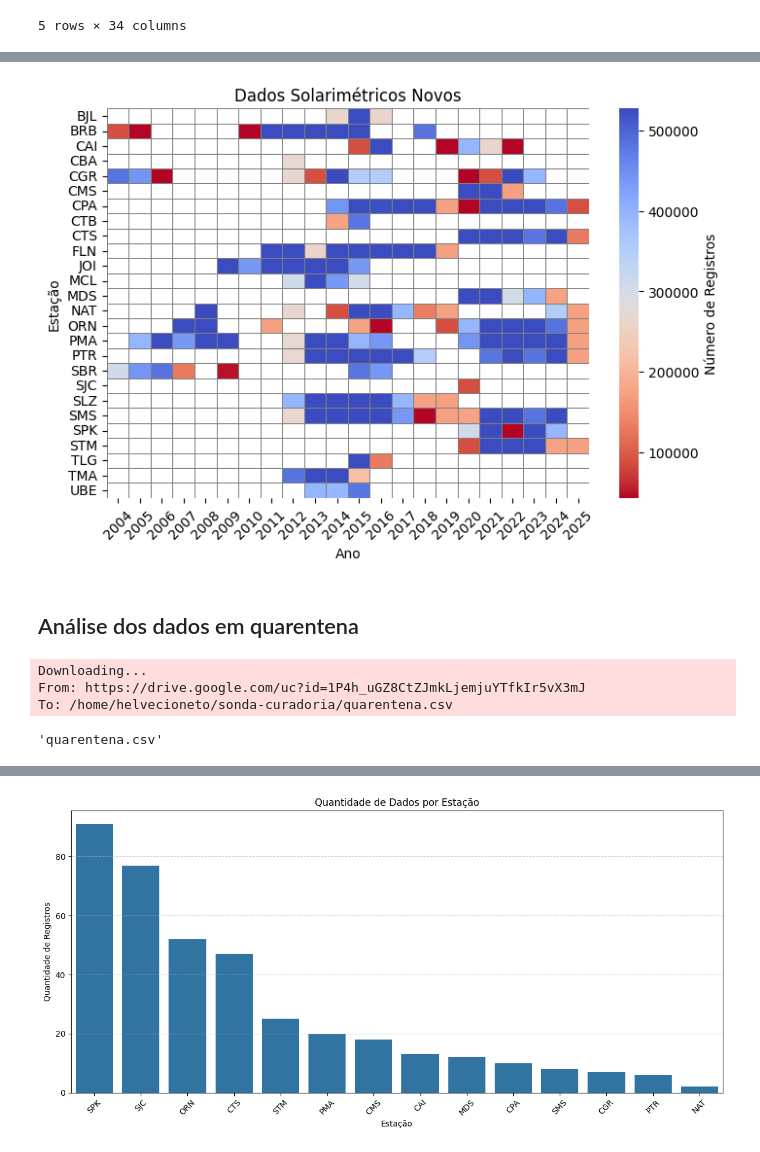
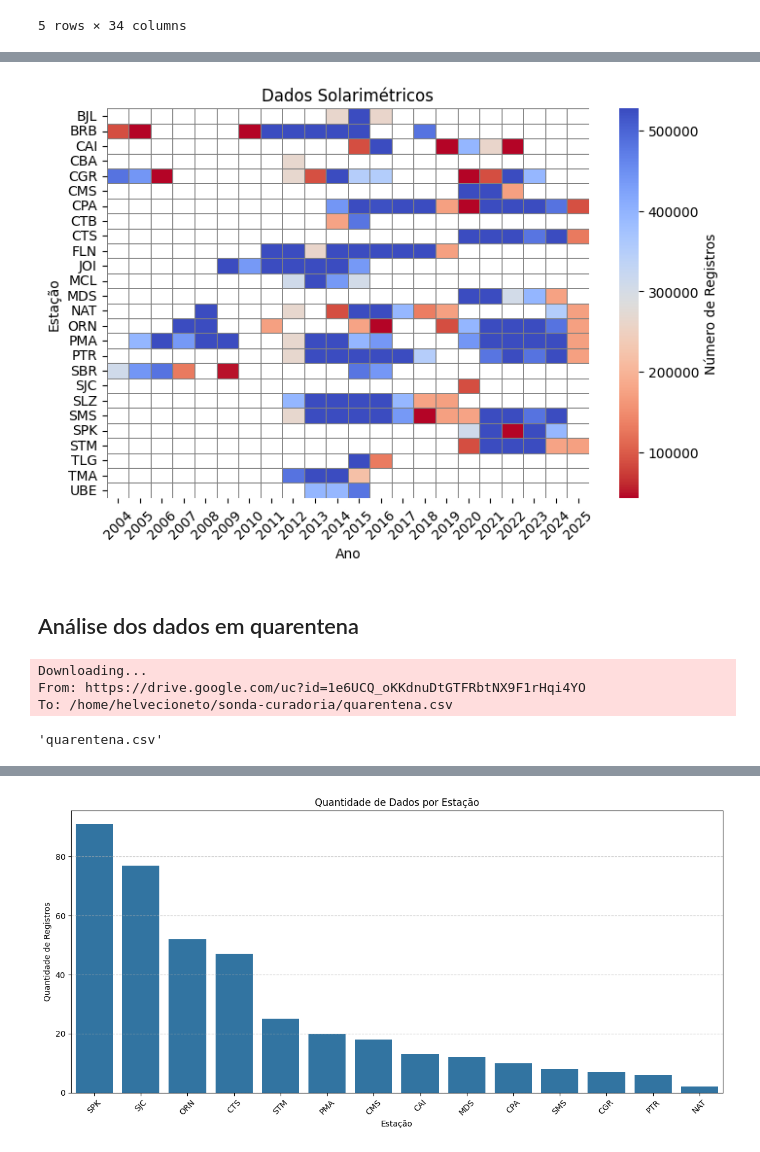
Before and after one commit to labren/sonda-curadoria, a Jupyter notebook: 01_Analise_Exploratoria_Solarimetricos.ipynb, the cells around one changed output, grey strips where cells are left out. Drawn from its saved outputs; the diff is of its cells as text; code cells hidden in the pictures.

```diff
--- a/01_Analise_Exploratoria_Solarimetricos.ipynb
+++ b/01_Analise_Exploratoria_Solarimetricos.ipynb
@@ -131,18 +130,18 @@ def plot_tempora(df, titulo):
 # %%
 # Plotando os dados temporais de dados disponíveis
 temporal_solar = verifica_temporal(NOME_DA_TABELA)
-plot_tempora(temporal_solar, 'Dados Solarimétricos Novos')
+plot_tempora(temporal_solar, 'Dados Solarimétricos')
 # %% [output]
-[figure, old version]
+[figure, new version]
 # %% [markdown]
 ## Análise dos dados em quarentena
 # %%
 # Download quarentena.csv from Google Drive
-url = 'https://drive.google.com/uc?id=1P4h_uGZ8CtZJmkLjemjuYTfkIr5vX3mJ'
+url = 'https://drive.google.com/uc?id=1e6UCQ_oKKdnuDtGTFRbtNX9F1rHqi4YO'
 gdown.download(url, 'quarentena.csv', quiet=False)
 # %% [output]
 Downloading...
-From: https://drive.google.com/uc?id=1P4h_uGZ8CtZJmkLjemjuYTfkIr5vX3mJ
+From: https://drive.google.com/uc?id=1e6UCQ_oKKdnuDtGTFRbtNX9F1rHqi4YO
 To: /home/helvecioneto/sonda-curadoria/quarentena.csv
 'quarentena.csv'
 # %%
```
Also changed, not shown: parts of 4 cells of this notebook, 1 other file.
